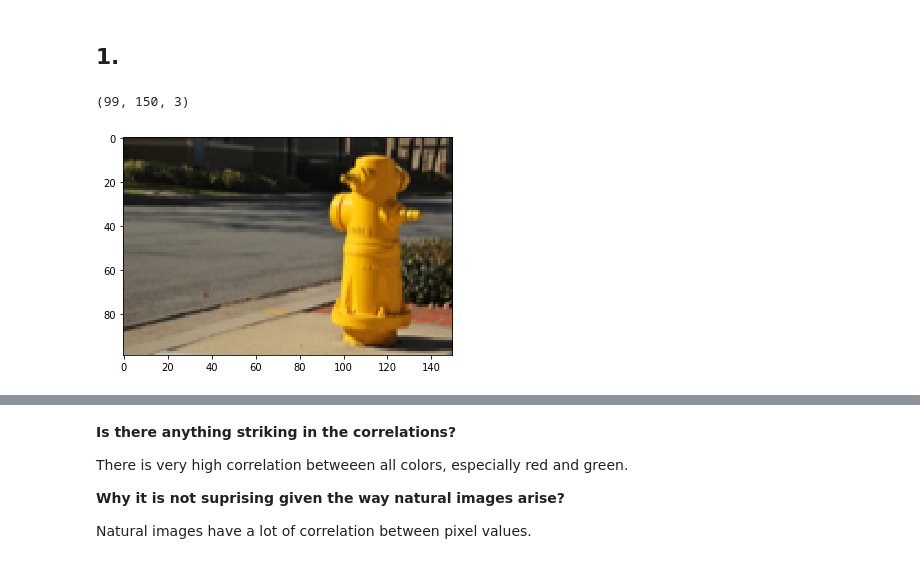
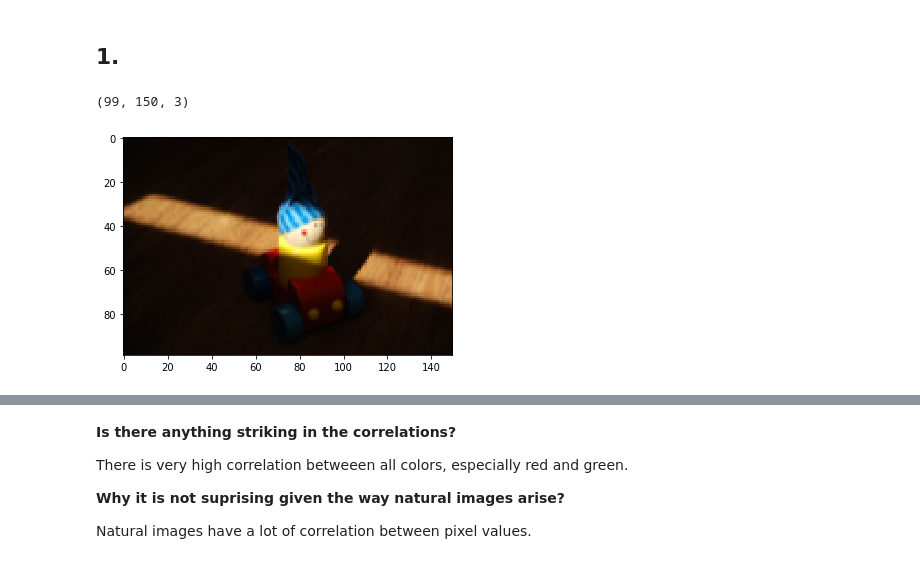
Before and after one commit to DorotheaMueller/mhbf, a Jupyter notebook: ex_4_budding_mueller.ipynb, the cells around one changed output, grey strips where cells are left out. Drawn from its saved outputs; the diff is of its cells as text; code cells hidden in the pictures.

```diff
--- a/ex_4_budding_mueller.ipynb
+++ b/ex_4_budding_mueller.ipynb
@@ -11,10 +13,10 @@ from matplotlib.pyplot import imread
 # %% [markdown]
 ## 1.
 # %%
-img = imread('salience_02.png')
+img = imread('salience_03.png')
 plt.imshow(img)
 img.shape
 # %% [output]
 (99, 150, 3)
-[figure, old version]
+[figure, new version]
 # %%
```
Also changed, not shown: parts of 15 cells of this notebook.
